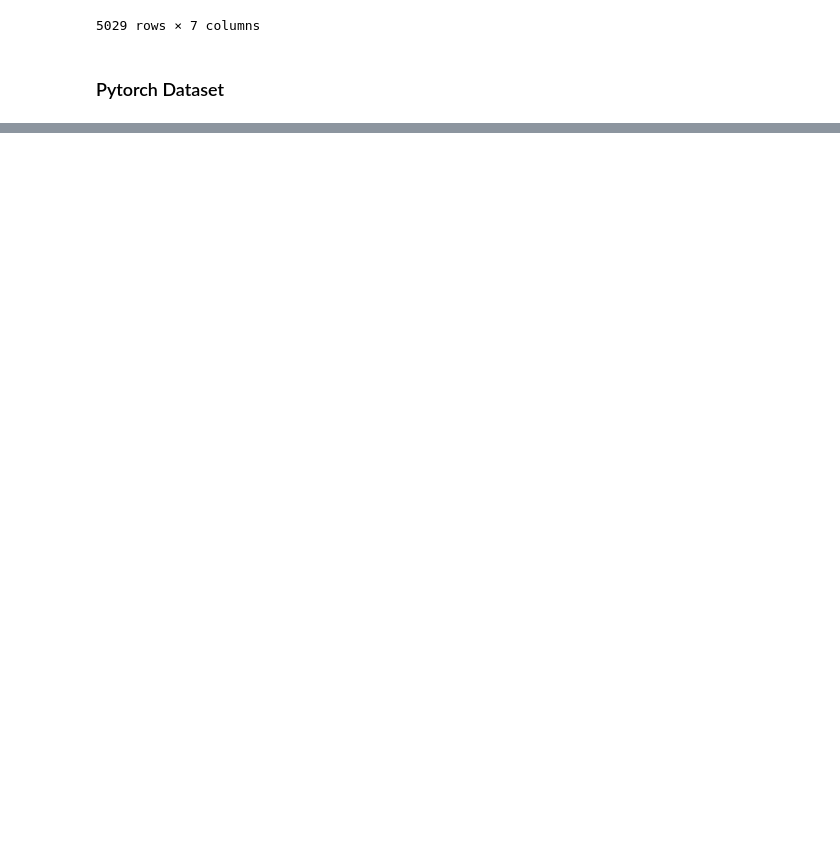
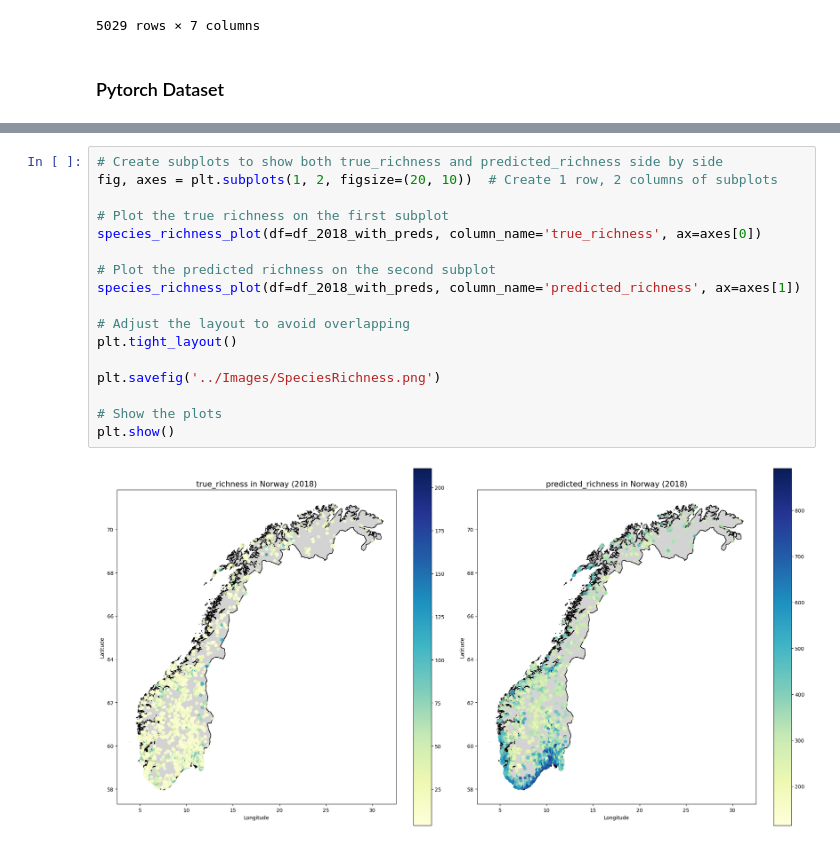
Before and after one commit to rauletepawa/Species_Distribution_Modeling, a Jupyter notebook: code/Species_Richness.ipynb, the cells around one changed output, grey strips where cells are left out. Cells and saved outputs as stored; diff of their text form; blank space fills up the shorter version.

```diff
--- a/code/Species_Richness.ipynb
+++ b/code/Species_Richness.ipynb
@@ -123,0 +554,19 @@ class MultiLabelDataset(Dataset):
+# %%
+# Create subplots to show both true_richness and predicted_richness side by side
+fig, axes = plt.subplots(1, 2, figsize=(20, 10))  # Create 1 row, 2 columns of subplots
+
+# Plot the true richness on the first subplot
+species_richness_plot(df=df_2018_with_preds, column_name='true_richness', ax=axes[0])
+
+# Plot the predicted richness on the second subplot
+species_richness_plot(df=df_2018_with_preds, column_name='predicted_richness', ax=axes[1])
+
+# Adjust the layout to avoid overlapping
+plt.tight_layout()
+
+plt.savefig('../Images/SpeciesRichness.png')
+
+# Show the plots
+plt.show()
+# %% [output]
+[figure, added]
```
Also changed, not shown: parts of 24 cells of this notebook, 6 other files.
